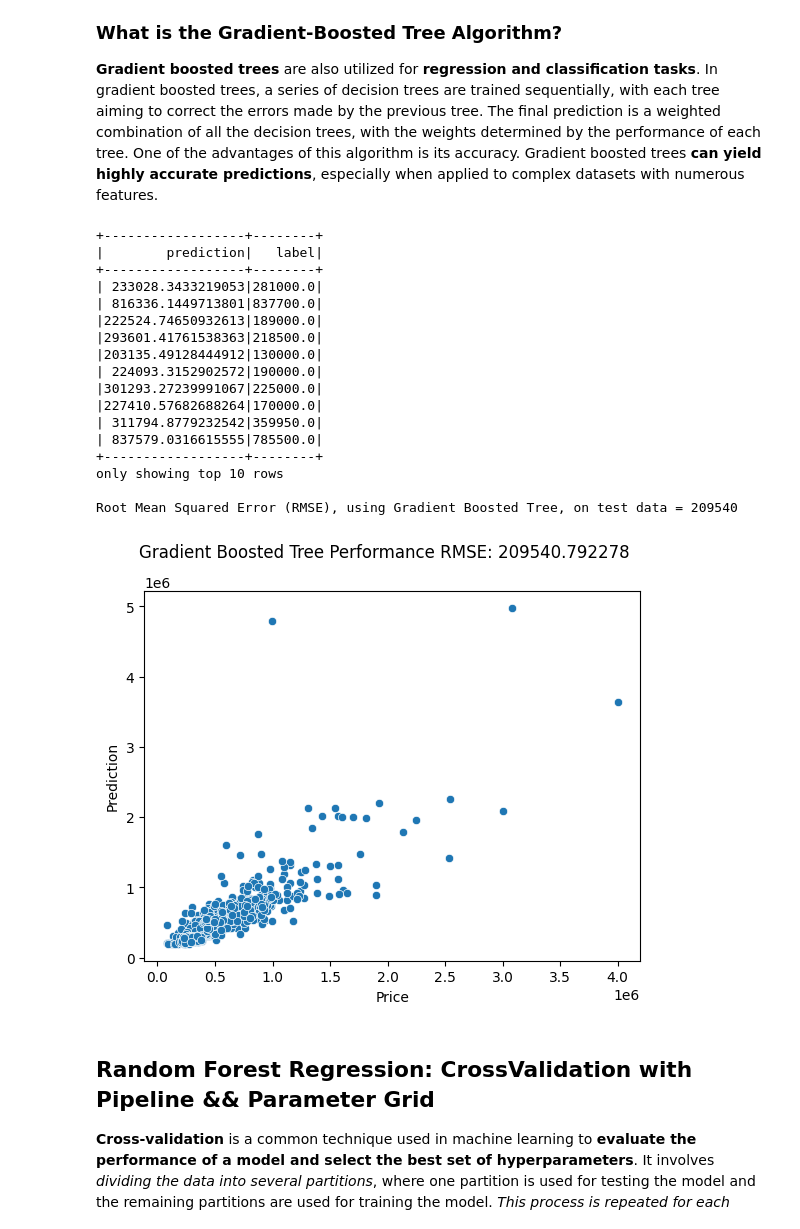
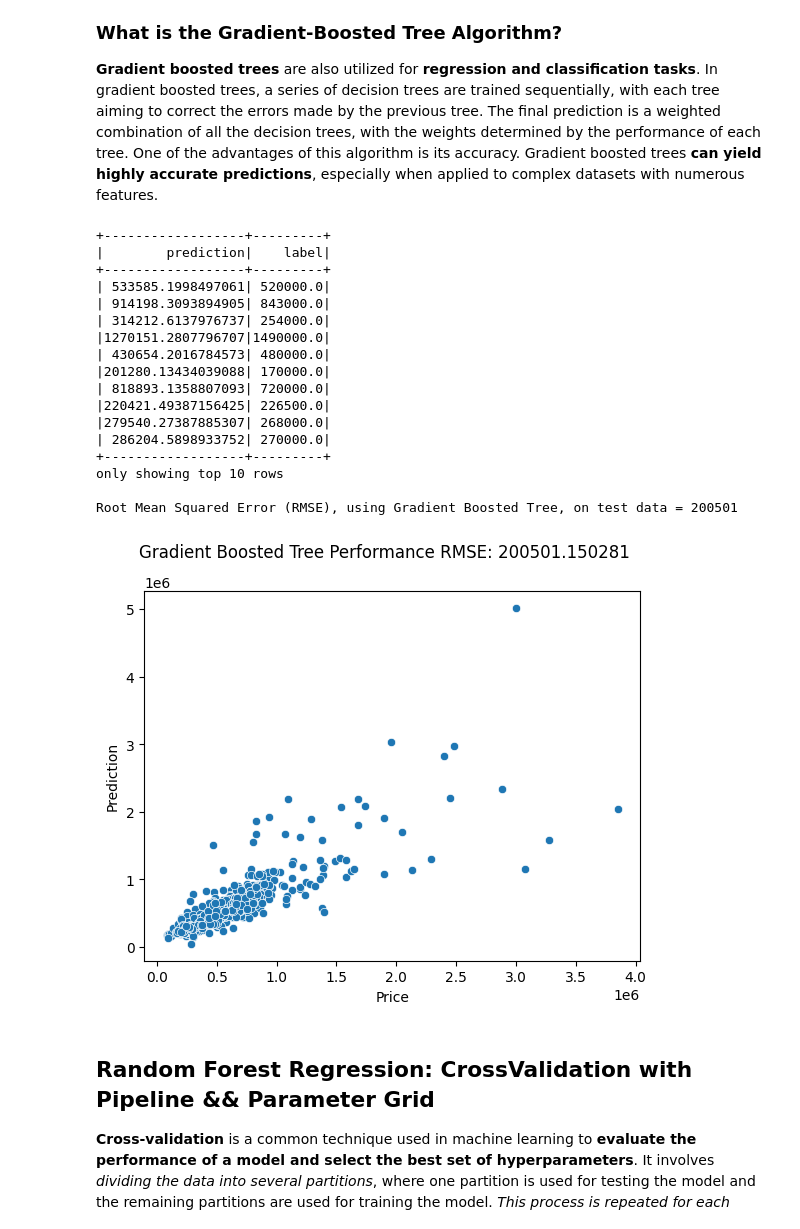
Before and after one commit to Kyrpel/bigdata, a Jupyter notebook: Lab7.ipynb, the cells around one changed output. Saved outputs shown, nothing was run; the diff lists cells and outputs as text; code cells hidden in the pictures.

```diff
--- a/Lab7.ipynb
+++ b/Lab7.ipynb
@@ -57,6 +58,6 @@ What shall we have? <strong>A regression problem, which is, to predict house pri
 Let's build and tune a Random Forest Model with Spark MLib using Python.
 # %%
 # TODO: Read the kc_house_data_sm dataset (with the header & infer the schema)
-df =
+df = spark.read.csv('/content/kc_house_data_sm.csv', header=True, inferSchema=True)
 # %%
 # TODO: Print schema
@@ -260,44 +250,51 @@ dtResult = dt_predictions.
 <strong>Gradient boosted trees</strong> are also utilized for <strong>regression and classification tasks</strong>. In gradient boosted trees, a series of decision trees are trained sequentially, with each tree aiming to correct the errors made by the previous tree. The final prediction is a weighted combination of all the decision trees, with the weights determined by the performance of each tree. One of the advantages of this algorithm is its accuracy. Gradient boosted trees <strong>can yield highly accurate predictions</strong>, especially when applied to complex datasets with numerous features.
 # %%
 # TODO: Create a Gradient-Boosted Trees model
-gbt =
+gbt = GBTRegressor(labelCol='label', featuresCol='features')
 
 # TODO: Train the model
-gbt_model = gbt.
+gbt_model = gbt.fit(trainingData)
 
 # TODO: Make predictions
-gbt_predictions = gbt_model.
+gbt_predictions = gbt_model.transform(testData)
 
 # TODO: Select prediction and label
-gbt_predictions.
+gbt_predictions.select('prediction', 'label').show(10)
 
 # TODO compute test error
-gbt_evaluator =
-gbt_rmse = gbt_evaluator.
+gbt_evaluator = RegressionEvaluator(labelCol='label', predictionCol='prediction', metricName='rmse')
+gbt_rmse = gbt_evaluator.evaluate(gbt_predictions)
 print('Root Mean Squared Error (RMSE), using Gradient Boosted Tree, on test data = %d' % gbt_rmse)
 # %% [output]
-+------------------+--------+
-|        prediction|   label|
-+------------------+--------+
-| 233028.3433219053|281000.0|
-| 816336.1449713801|837700.0|
-|222524.74650932613|189000.0|
-|293601.41761538363|218500.0|
-|203135.49128444912|130000.0|
-| 224093.3152902572|190000.0|
-|301293.27239991067|225000.0|
-|227410.57682688264|170000.0|
-| 311794.8779232542|359950.0|
-| 837579.0316615555|785500.0|
-+------------------+--------+
++------------------+---------+
+|        prediction|    label|
++------------------+---------+
+| 533585.1998497061| 520000.0|
+| 914198.3093894905| 843000.0|
+| 314212.6137976737| 254000.0|
+|1270151.2807796707|1490000.0|
+| 430654.2016784573| 480000.0|
+|201280.13434039088| 170000.0|
+| 818893.1358807093| 720000.0|
+|220421.49387156425| 226500.0|
+|279540.27387885307| 268000.0|
+| 286204.5898933752| 270000.0|
++------------------+---------+
 only showing top 10 rows
 
-Root Mean Squared Error (RMSE), using Gradient Boosted Tree, on test data = 209540
+Root Mean Squared Error (RMSE), using Gradient Boosted Tree, on test data = 200501
 # %%
 # TODO: Plot Gradient Boosted Tree's RMSE
-gbtResult = gbt_predictions.
+gbtResult = gbt_predictions.toPandas()
+
+sns.scatterplot(x=gbtResult.label, y=gbtResult.prediction)
+plt.xlabel('Price')
+plt.ylabel('Prediction')
+plt.suptitle("Gradient Boosted Tree Performance RMSE: %f" % gbt_rmse)
+
+plt.show()
 # %% [output]
-[figure, old version]
+[figure, new version]
 # %% [markdown]
 ## <strong>Random Forest Regression: CrossValidation with Pipeline && Parameter Grid</strong>
 
```
Also changed, not shown: parts of 9 cells of this notebook.
